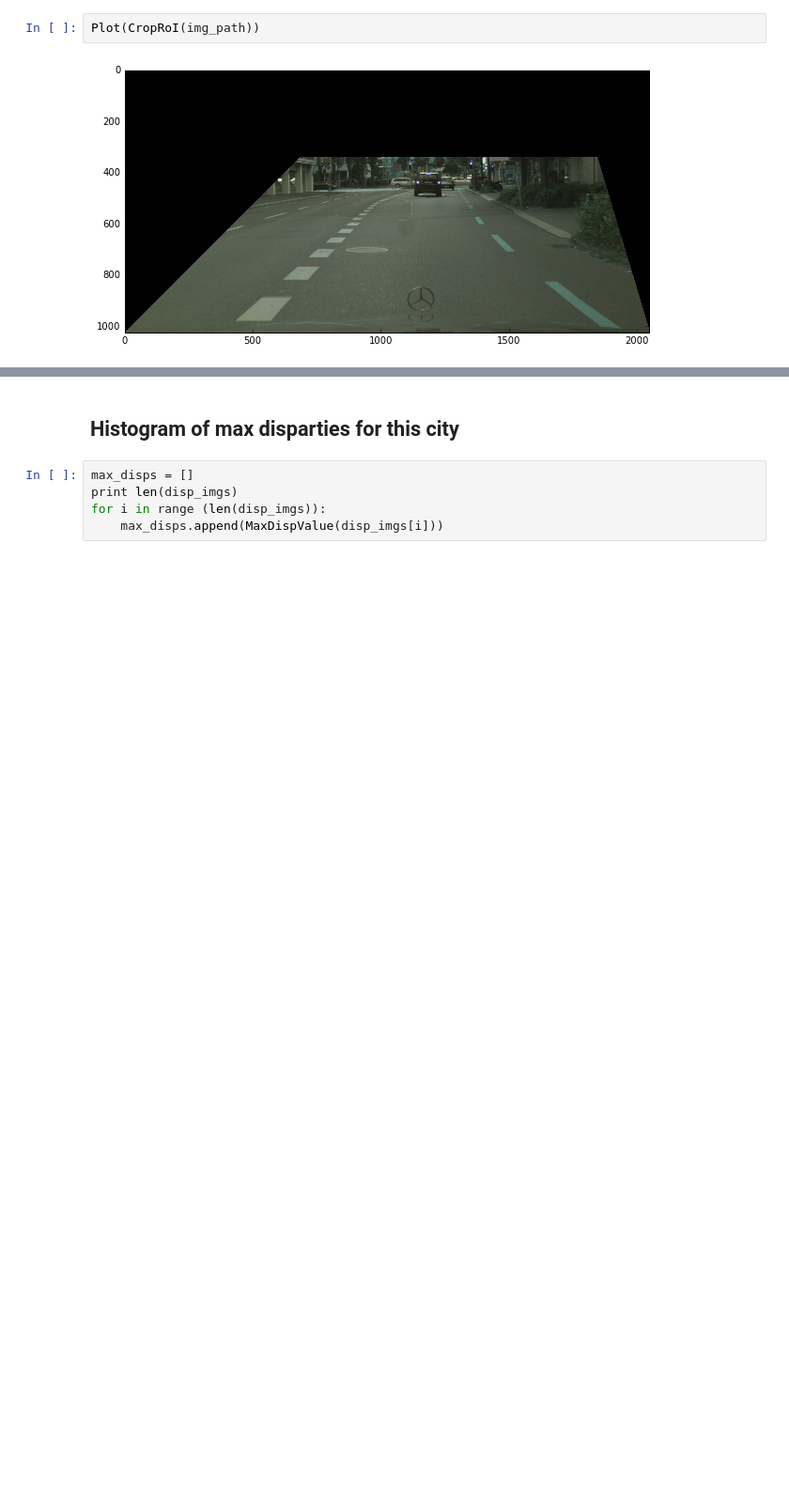
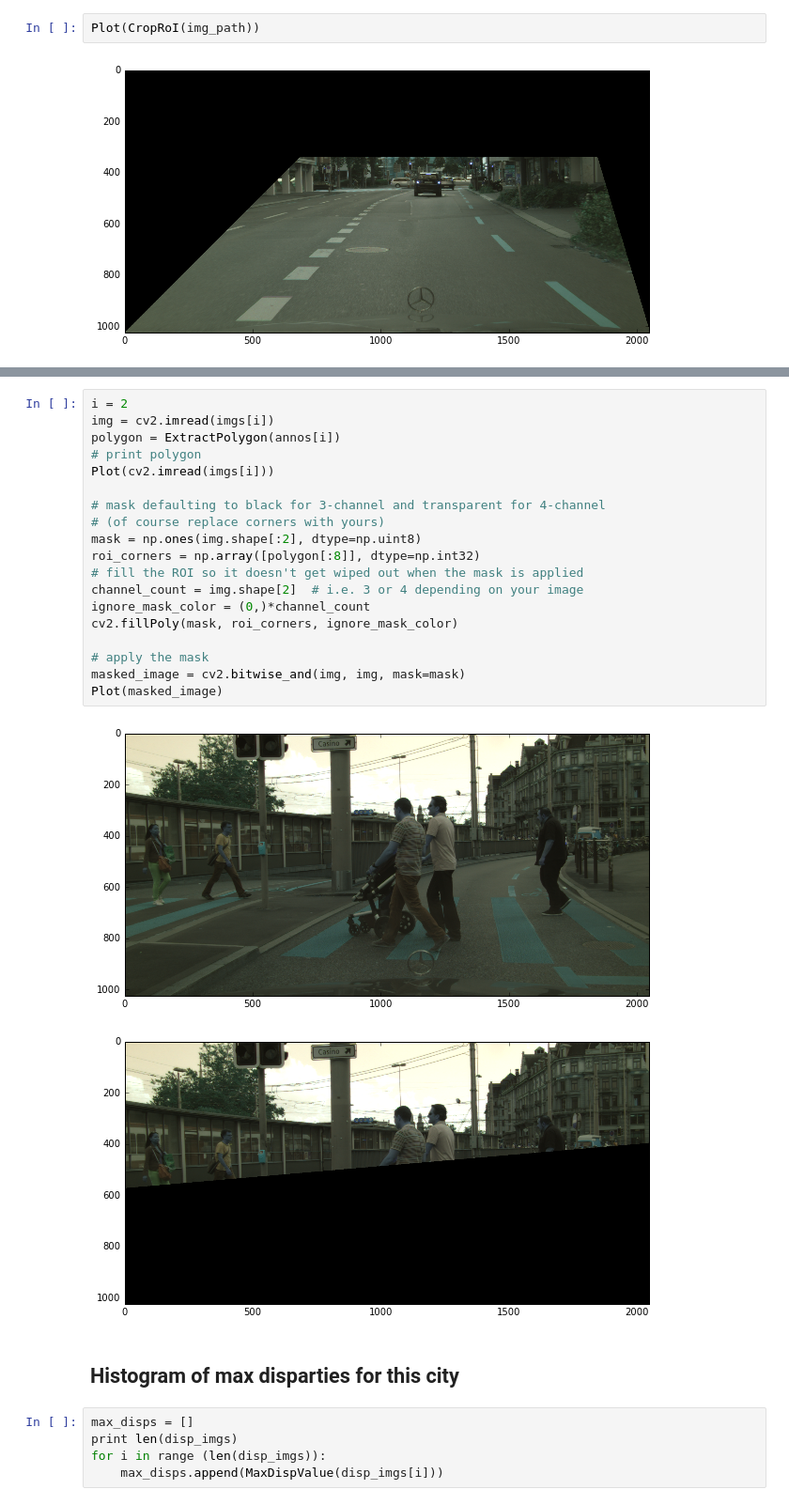
Before and after one commit to Avidereta/dl_project, a Jupyter notebook: preprocess_cityscapes.ipynb, the cells around one changed output, grey strips where cells are left out. Shown: that part at 94% size. Drawn from its saved outputs; the diff is of its cells as text; blank space fills up the shorter version.

```diff
--- a/preprocess_cityscapes.ipynb
+++ b/preprocess_cityscapes.ipynb
@@ -274,3 +343,25 @@ Plot(CropRoI(img_path))
+# %%
+i = 2
+img = cv2.imread(imgs[i])
+polygon = ExtractPolygon(annos[i])
+# print polygon
+Plot(cv2.imread(imgs[i]))
+
+# mask defaulting to black for 3-channel and transparent for 4-channel
+# (of course replace corners with yours)
+mask = np.ones(img.shape[:2], dtype=np.uint8)
+roi_corners = np.array([polygon[:8]], dtype=np.int32)
+# fill the ROI so it doesn't get wiped out when the mask is applied
+channel_count = img.shape[2]  # i.e. 3 or 4 depending on your image
+ignore_mask_color = (0,)*channel_count
+cv2.fillPoly(mask, roi_corners, ignore_mask_color)
+
+# apply the mask
+masked_image = cv2.bitwise_and(img, img, mask=mask)
+Plot(masked_image)
+# %% [output]
+[figure, added]
+[figure, added]
 # %% [markdown]
 ## Histogram of max disparties for this city
 # %%
```
Also changed, not shown: parts of 8 cells of this notebook.
